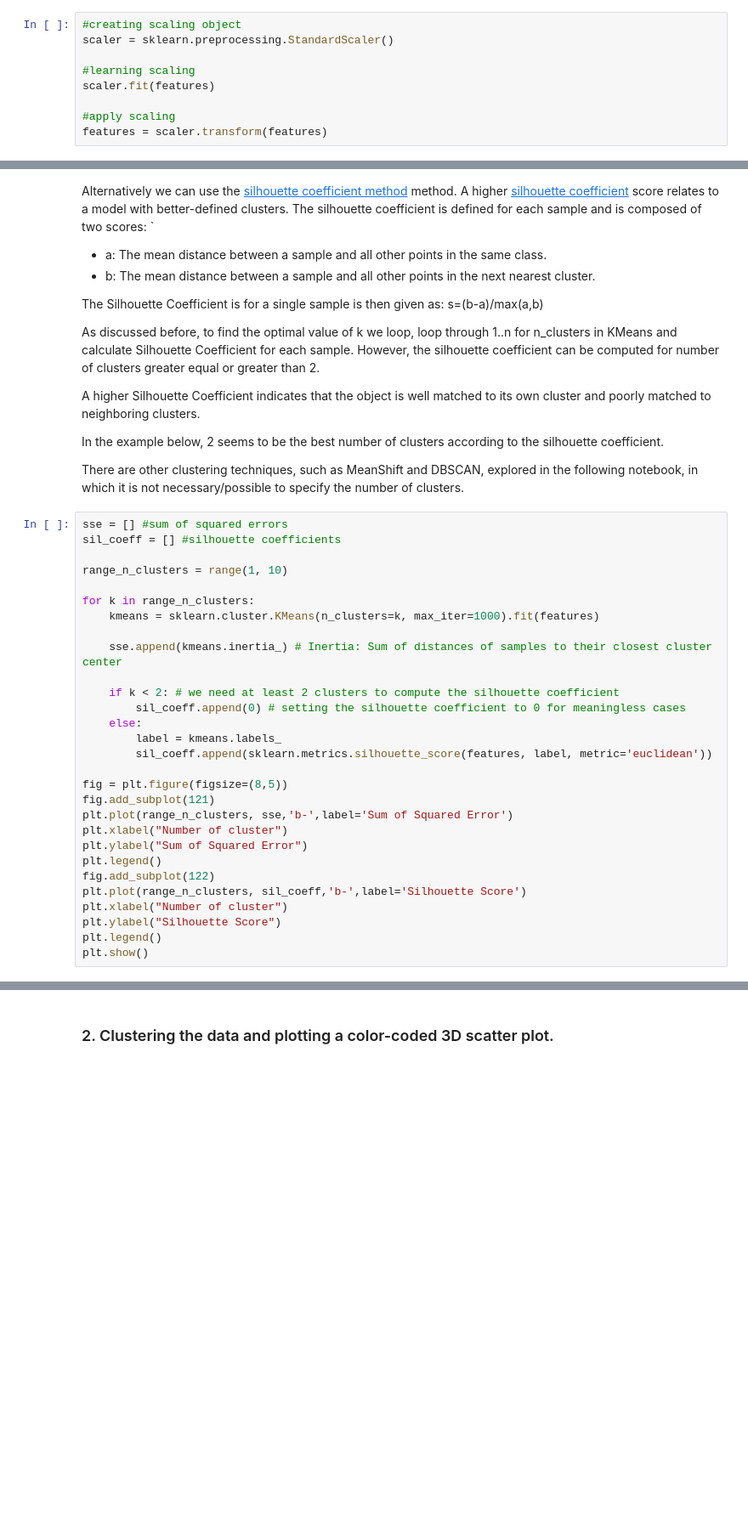
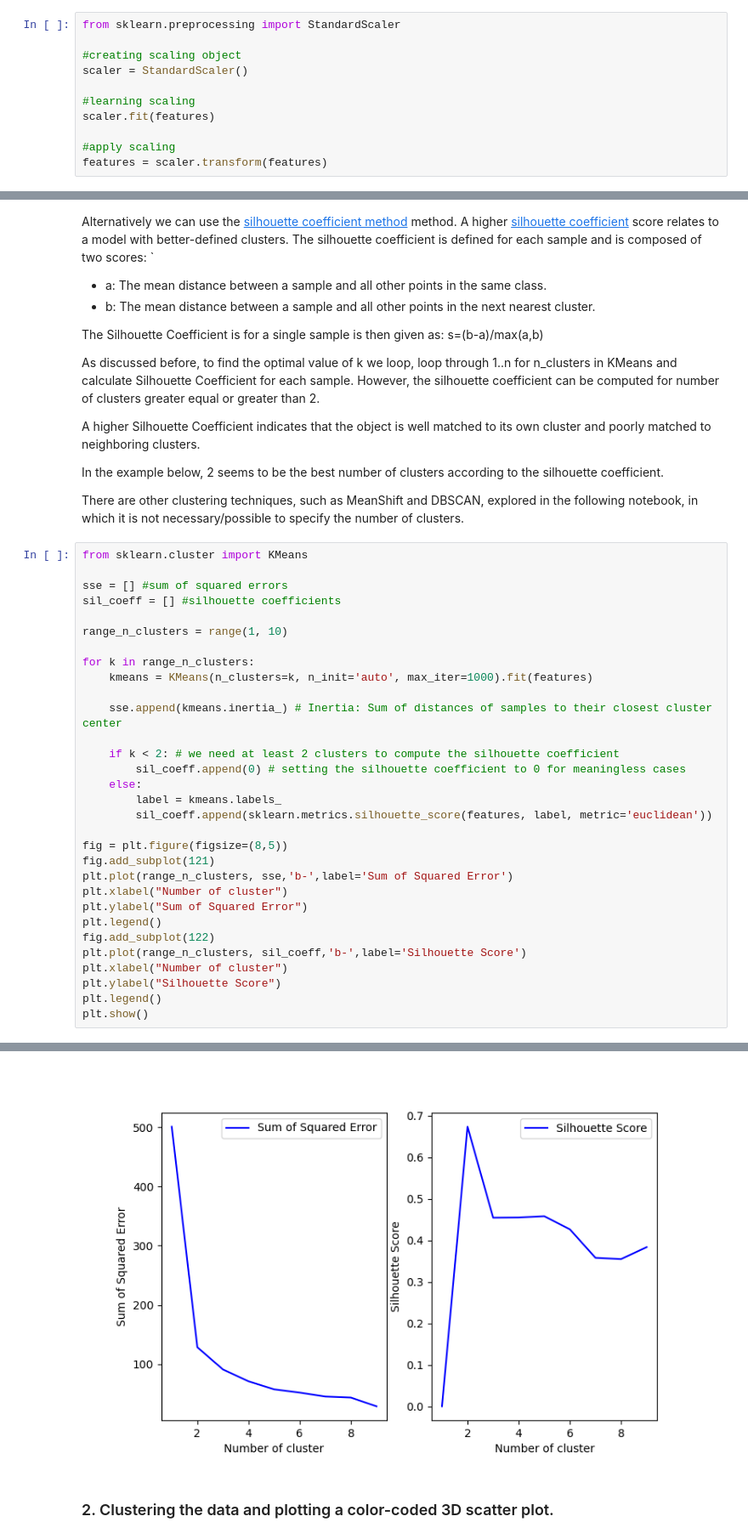
Before and after one commit to MCT-master/MCT4052, a Jupyter notebook: notebooks/workshops/Workshop4e - Clustering Evaluation Metrics.ipynb, the cells around one changed output, grey strips where cells are left out. Shown: that part at 85% size. Cells and saved outputs as stored; diff of their text form; blank space fills up the shorter version.

```diff
--- a/notebooks/workshops/Workshop4e - Clustering Evaluation Metrics.ipynb
+++ b/notebooks/workshops/Workshop4e - Clustering Evaluation Metrics.ipynb
@@ -73,6 +72,8 @@ snare_28.wav centroid is 3595.7158817123723, bandwidth is 2780.0782623318737 and
 # %%
+from sklearn.preprocessing import StandardScaler
+
 #creating scaling object
-scaler = sklearn.preprocessing.StandardScaler()
+scaler = StandardScaler()
 
 #learning scaling
 scaler.fit(features)
@@ -127,13 +127,15 @@ In the example below, 2 seems to be the best number of clusters according to the
 
 There are other clustering techniques, such as MeanShift and DBSCAN, explored in the following notebook, in which it is not necessary/possible to specify the number of clusters.
 # %%
+from sklearn.cluster import KMeans
+
 sse = [] #sum of squared errors
 sil_coeff = [] #silhouette coefficients
 
 range_n_clusters = range(1, 10)
 
 for k in range_n_clusters:
-    kmeans = sklearn.cluster.KMeans(n_clusters=k, max_iter=1000).fit(features)
+    kmeans = KMeans(n_clusters=k, n_init='auto', max_iter=1000).fit(features)
 
     sse.append(kmeans.inertia_) # Inertia: Sum of distances of samples to their closest cluster center
 
@@ -161,3 +161,4 @@ plt.show()
+[figure, added]
 # %% [markdown]
 ### 2. Clustering the data and plotting a color-coded 3D scatter plot.
 # %%
```
Also changed, not shown: parts of 9 cells of this notebook, 3 other files.
